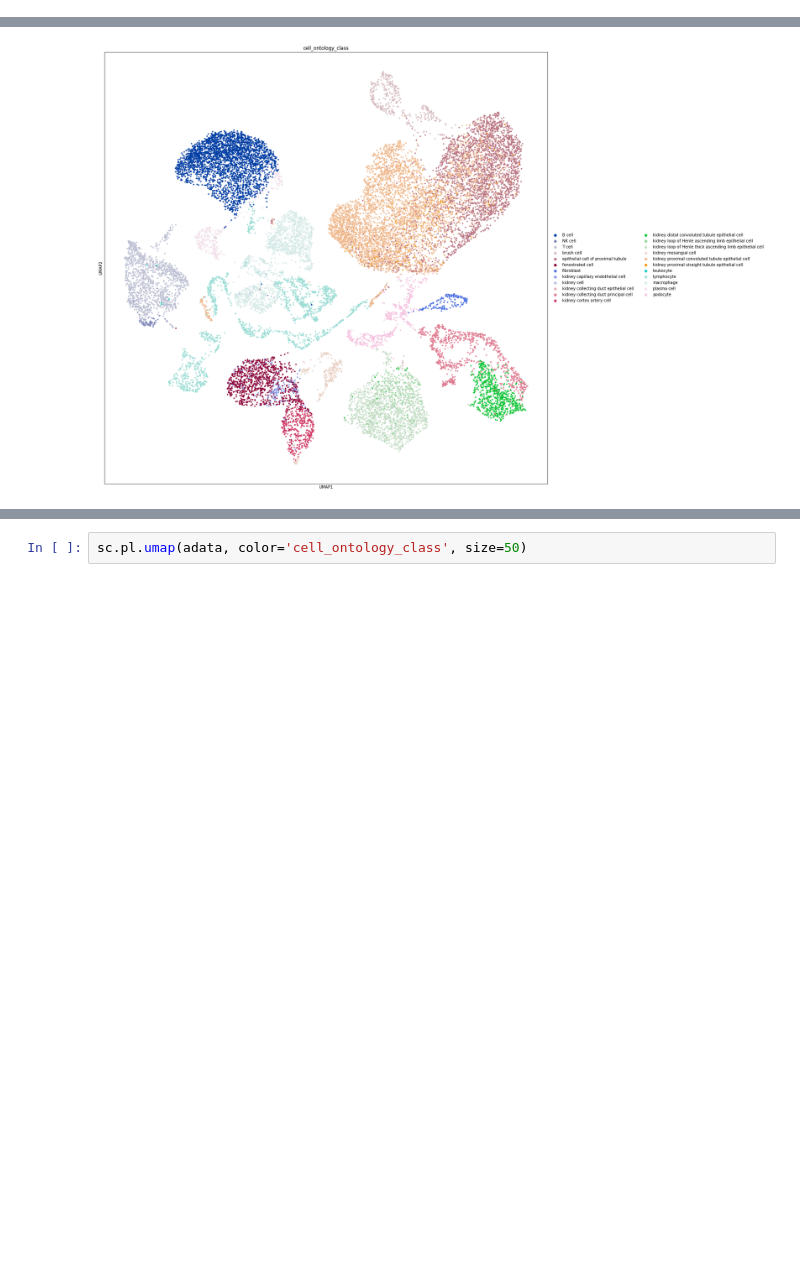
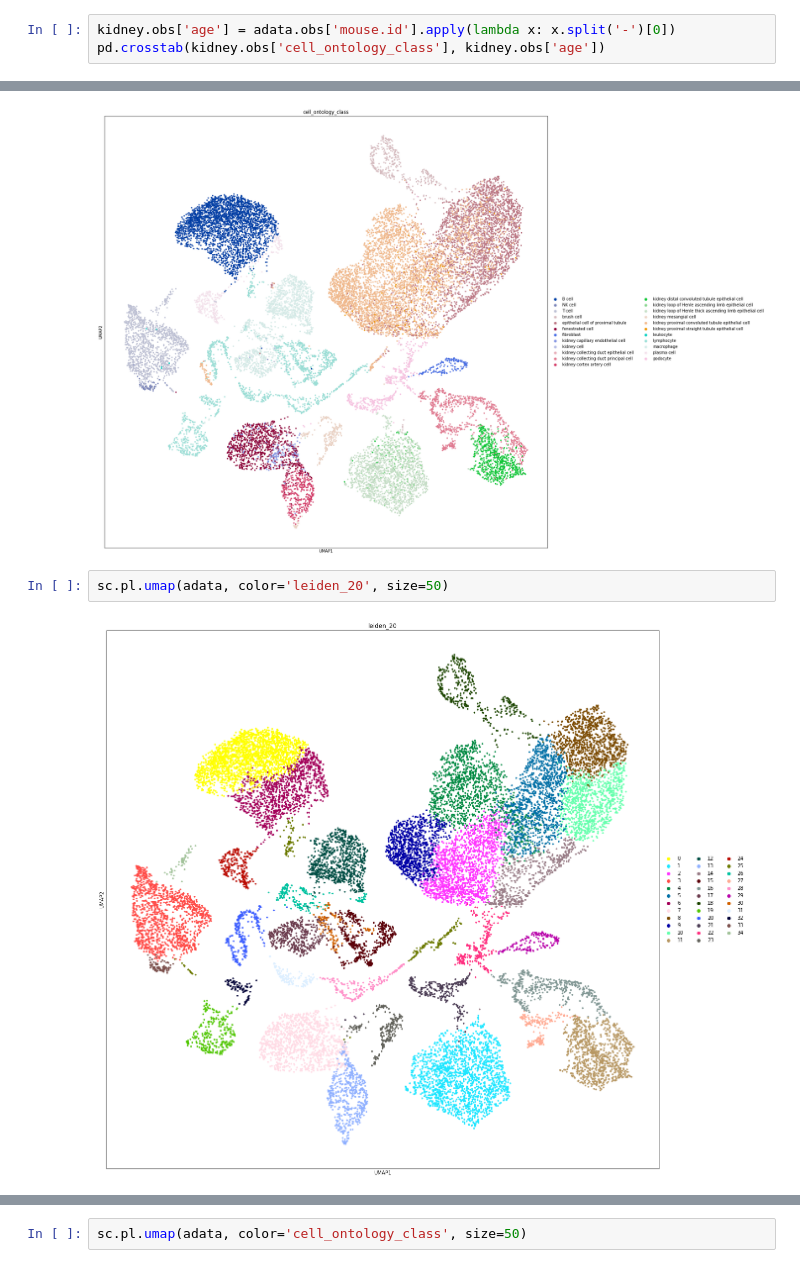
Before and after one commit to czbiohub-sf/molecular-cross-validation, a Jupyter notebook: examples/Standard Scanpy.ipynb, the cells around one changed output, grey strips where cells are left out. Saved outputs shown, nothing was run; the diff lists cells and outputs as text; blank space fills up the shorter version.

```diff
--- a/examples/Standard Scanpy.ipynb
+++ b/examples/Standard Scanpy.ipynb
@@ -38,6 +38,9 @@ def load_citeseq():
     return adata
 # %%
 kidney = load_kidney()
+# %%
+kidney.obs['age'] = adata.obs['mouse.id'].apply(lambda x: x.split('-')[0])
+pd.crosstab(kidney.obs['cell_ontology_class'], kidney.obs['age'])
 # %%
 adata = kidney.copy()
 sc.pp.normalize_total(adata, target_sum=1e4)
@@ -81,5 +78,9 @@ The keyword argument 'parallel=True' was specified but no transformation for par
 sc.pl.umap(adata, color='cell_ontology_class', size=50)
 # %% [output]
 [figure]
+# %%
+sc.pl.umap(adata, color='leiden_20', size=50)
+# %% [output]
+[figure, added]
 # %%
 sc.pp.neighbors(adata, n_neighbors=10, n_pcs=70)
```
Also changed, not shown: parts of 13 cells of this notebook.
